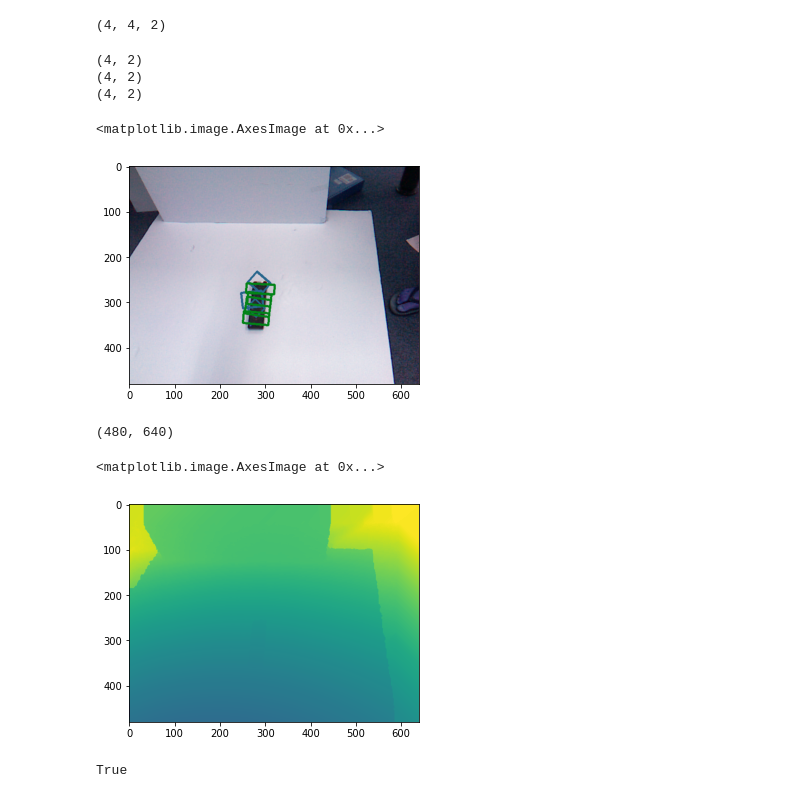
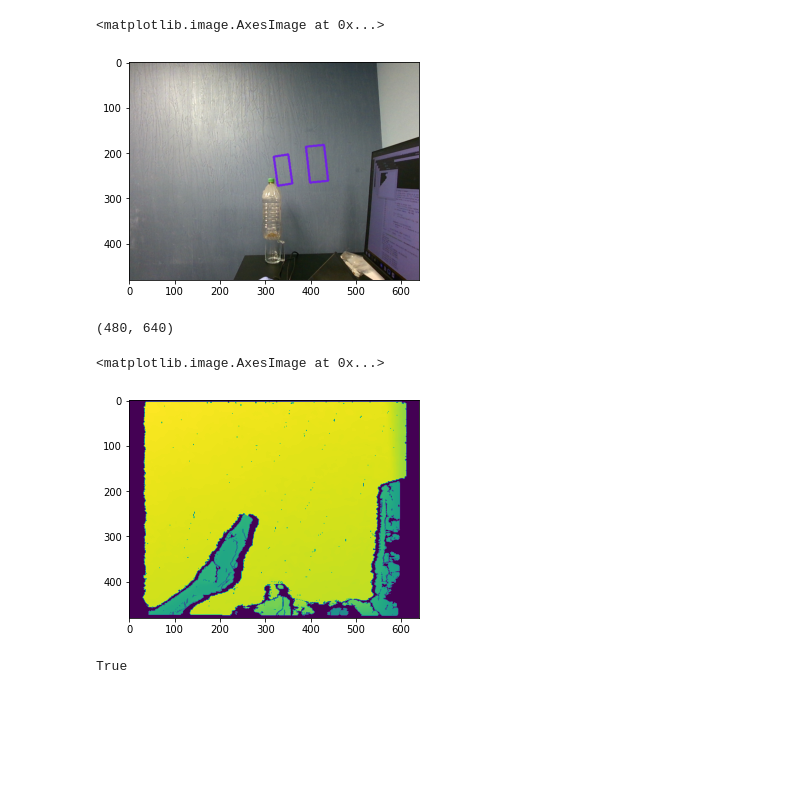
Before and after one commit to vladushked/robotic-grasping, a Jupyter notebook: explore_cornell.ipynb, the cells around one changed output. Drawn from its saved outputs; the diff is of its cells as text; code cells hidden in the pictures; blank space fills up the shorter version.

```diff
--- a/explore_cornell.ipynb
+++ b/explore_cornell.ipynb
@@ -7,8 +7,16 @@ import numpy as np
 from PIL import Image
 # %%
 cornell_dir = "/home/vladushked/Downloads/cornell"
+cornell_dir = "/home/vladushked/Documents/data/leolab_grasping_dataset/plastic/PET/transparent"
 # %%
 rgbs = glob.glob(os.path.join(cornell_dir, "pcd????r.png"))
 depths = glob.glob(os.path.join(cornell_dir, "pcd????d.tiff"))
 negs = glob.glob(os.path.join(cornell_dir, "pcd????cneg.txt"))
 poss = glob.glob(os.path.join(cornell_dir, "pcd????cpos.txt"))
+
+rgbs.sort()
+depths.sort()
+negs.sort()
+poss.sort()
+
+i = 0
@@ -29,0 +23,14 @@ imshow(rgb)
+# %%
+print("file ", rgbs[i])
+rgb = cv2.imread(rgbs[i])
+print("rgb.shape ", rgb.shape)
+pos_points = np.genfromtxt(poss[i], dtype="float")
+pos_points = pos_points.reshape(pos_points.shape[0] // 4, 4, 2).astype(int)
+print("pos_points.shape ", pos_points.shape)
+color = list(np.random.random(size=3) * 256)
+for rect in pos_points:
+    cv2.drawContours(rgb, [rect], 0, color=color, thickness=4)
+
+if i < len(rgbs) - 1:
+    i += 1
+imshow(rgb)
@@ -33,26 +46,19 @@ neg_points = neg_points.reshape(neg_points.shape[0] // 4, 4, 2).astype(int)
 pos_points = np.genfromtxt(poss[0], dtype="float")
 pos_points = pos_points.reshape(pos_points.shape[0] // 4, 4, 2).astype(int)
-# %%
-pos_points.shape
-# %% [output]
-(4, 4, 2)
 # %%
 rgb = cv2.imread(rgbs[0])
 color = list(np.random.random(size=3) * 256)
-for rect in neg_points:
-    print(rect.shape)
-    cv2.drawContours(rgb, [rect], 0, color=color, thickness=4)
+# for rect in neg_points:
+#     print(rect.shape)
+#     cv2.drawContours(rgb, [rect], 0, color=color, thickness=4)
 color = list(np.random.random(size=3) * 256)
 for rect in pos_points:
     cv2.drawContours(rgb, [rect], 0, color=color, thickness=4)
 
 imshow(rgb)
 # %% [output]
-(4, 2)
-(4, 2)
-(4, 2)
+<matplotlib.image.AxesImage at 0x...>
-<matplotlib.image.AxesImage at 0x...>
-[figure, old version]
+[figure, new version]
 # %%
 im = Image.open(depths[0])
 # im.show()
@@ -64,7 +70,7 @@ imarray.shape
 imshow(imarray)
 # %% [output]
 <matplotlib.image.AxesImage at 0x...>
-[figure, old version]
+[figure, new version]
 # %%
 cv2.imwrite("df.tiff", imarray)
 # %% [output]
```
Also changed, not shown: parts of 5 cells of this notebook, 1 other file.
